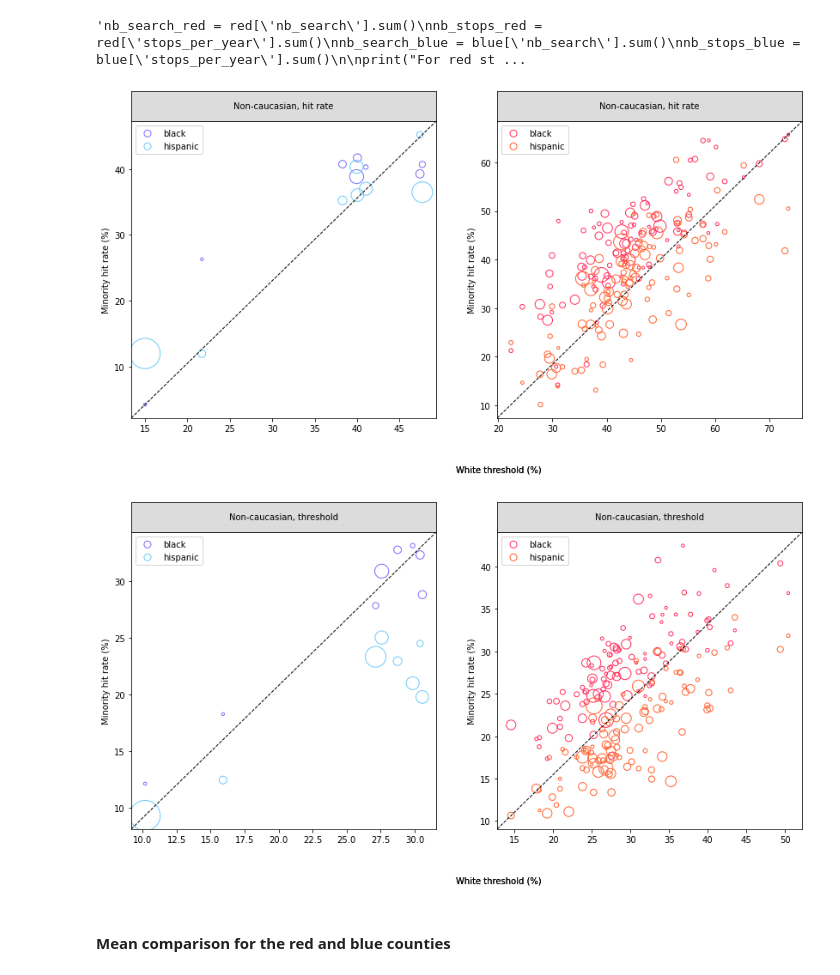
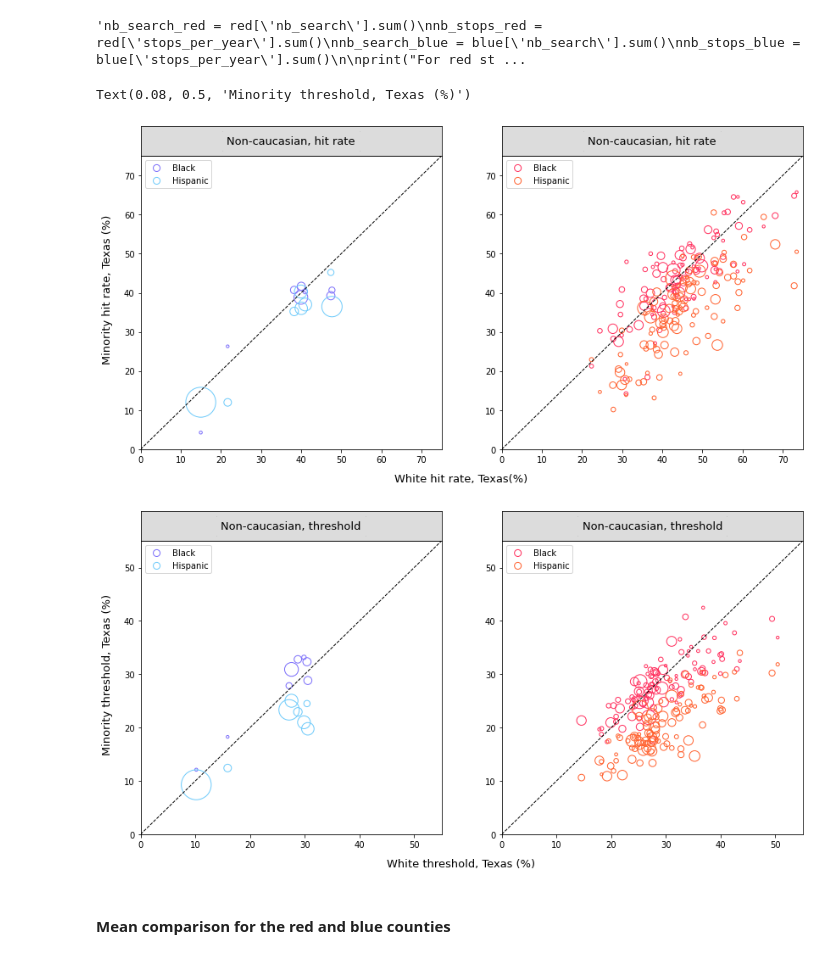
Before and after one commit to epfl-ada/ada-2020-project-milestone-p3-p3_halouma, a Jupyter notebook: extension.ipynb, the cells around one changed output. Saved outputs shown, nothing was run; the diff lists cells and outputs as text; code cells hidden in the pictures.

```diff
--- a/extension.ipynb
+++ b/extension.ipynb
@@ -255,7 +258,7 @@ thres_nc_blue.head()
 #This function plots the hit rate or threshold rate of white people vs black or hispanic people. It takes as input
 #the axis for the figure, the color of the state, which rate is being represented, the title of the graphe, and the
 #specific dataframes necessary for the graph.
-def plot_rates(ax,color,rate,title,df_white,df_black,df_hisp):
+def plot_rates(ax,color,rate,title,df_white,df_black,df_hisp,lim):
     if color == 'blue':
         eg1 = '#7C6FFB'
         eg2 = '#6FCBFB'
@@ -266,11 +269,14 @@ def plot_rates(ax,color,rate,title,df_white,df_black,df_hisp):
 
     s1 = df_black['nb_search'].values
     s2 = df_hisp['nb_search'].values
-    ax.scatter(df_white[rate]*100, df_black[rate]*100,  s = s1, facecolors='none', edgecolors=eg1, label = 'black')
-    ax.scatter(df_white[rate]*100, df_hisp[rate]*100,  s = s2, facecolors='none', edgecolors=eg2, label = 'hispanic')
+    ax.scatter(df_white[rate]*100, df_black[rate]*100,  s = s1, facecolors='none', edgecolors=eg1, label = 'Black')
+    ax.scatter(df_white[rate]*100, df_hisp[rate]*100,  s = s2, facecolors='none', edgecolors=eg2, label = 'Hispanic')
+
+    ax.set_xlim(lim)
+    ax.set_ylim(lim)
+
     ax.plot([0,1],[0,1], linestyle = '--', linewidth = 1, color='black',transform=ax.transAxes)
 
-    ax.set(xlabel=None, ylabel='Minority hit rate (%)')
     lgnd = ax.legend()
 
     div = make_axes_locatable(ax)
@@ -278,10 +284,8 @@ def plot_rates(ax,color,rate,title,df_white,df_black,df_hisp):
     ax.get_xaxis().set_visible(False)
     ax.get_yaxis().set_visible(False)
     ax.set_facecolor('gainsboro')
-    at = AnchoredText(title, loc=10, prop=dict(backgroundcolor='gainsboro', size=10, color='black'))
+    at = AnchoredText(title, loc=10, prop=dict(backgroundcolor='gainsboro', size=13, color='black'))
     ax.add_artist(at)
-
-    fig.text(0.5,0, 'White threshold (%)')
 
     lgnd.legendHandles[0].set_sizes([65])
     lgnd.legendHandles[1].set_sizes([65])
@@ -316,6 +322,5 @@ def pondering(df_p,df)
 # %%
 #Computation of the ratio
-for df in
 ### The hit rate ratio between black drivers and white drivers in RED states to be compared with BLUE states
 hit_black_red['ratio'] = ratio(hit_black_red,'hit_rate','hit_white')
 hit_black_blue['ratio'] = ratio(hit_black_blue,'hit_rate','hit_white')
@@ -499,15 +493,20 @@ tx_hisp_b = tx_hisp.loc[tx_hisp['color'] == 'blue']
 tx_hisp_r = tx_hisp.loc[tx_hisp['color'] == 'red']
 # %%
 fig, ax = plt.subplots(1,2,figsize=(14,7))
-plot_rates(ax[0],'blue','hit_rate',"Non-caucasian, hit rate",tx_white_b,tx_black_b,tx_hisp_b)
-plot_rates(ax[1],'red','hit_rate',"Non-caucasian, hit rate",tx_white_r,tx_black_r,tx_hisp_r)
+plot_rates(ax[0],'blue','hit_rate',"Non-caucasian, hit rate",tx_white_b,tx_black_b,tx_hisp_b,[0,75])
+plot_rates(ax[1],'red','hit_rate',"Non-caucasian, hit rate",tx_white_r,tx_black_r,tx_hisp_r,[0,75])
+fig.text(0.5, 0.05, 'White hit rate, Texas(%)', ha='center', fontsize = 13)
+fig.text(0.08, 0.5, 'Minority hit rate, Texas (%)', va='center', rotation='vertical', fontsize = 13)
 
 fig, ax = plt.subplots(1,2,figsize=(14,7))
-plot_rates(ax[0],'blue','inferred_threshold',"Non-caucasian, threshold",tx_white_b,tx_black_b,tx_hisp_b)
-plot_rates(ax[1],'red','inferred_threshold',"Non-caucasian, threshold",tx_white_r,tx_black_r,tx_hisp_r)
+plot_rates(ax[0],'blue','inferred_threshold',"Non-caucasian, threshold",tx_white_b,tx_black_b,tx_hisp_b,[0,55])
+plot_rates(ax[1],'red','inferred_threshold',"Non-caucasian, threshold",tx_white_r,tx_black_r,tx_hisp_r,[0,55])
+fig.text(0.5, 0.05, 'White threshold, Texas (%)', ha='center', fontsize = 13)
+fig.text(0.08, 0.5, 'Minority threshold, Texas (%)', va='center', rotation='vertical', fontsize = 13)
 # %% [output]
+Text(0.08, 0.5, 'Minority threshold, Texas (%)')
-[figure, old version]
+[figure, new version]
-[figure, old version]
+[figure, new version]
 # %% [markdown]
 #### Mean comparison for the red and blue counties
 # %%
```
Also changed, not shown: parts of 7 cells of this notebook.
